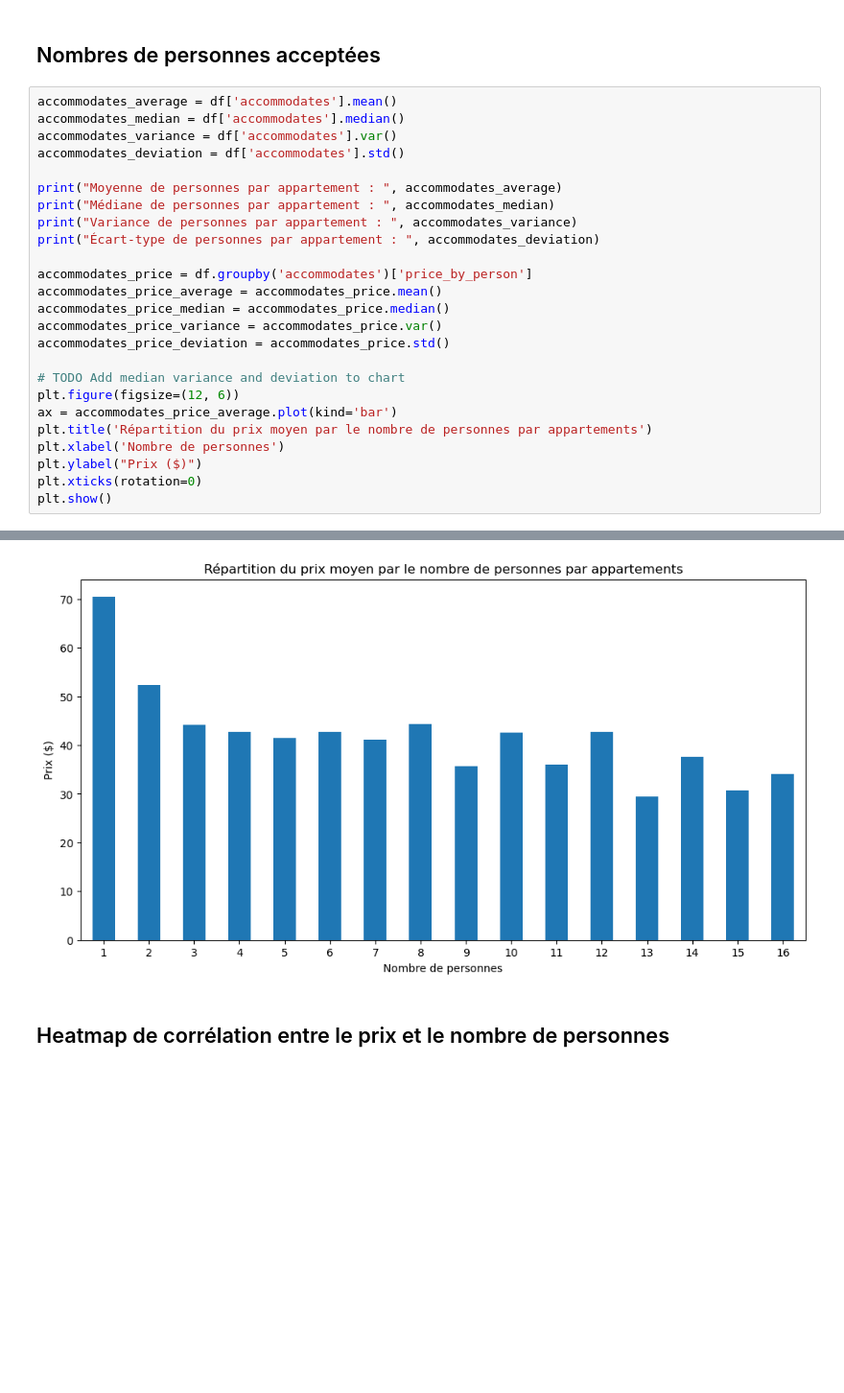
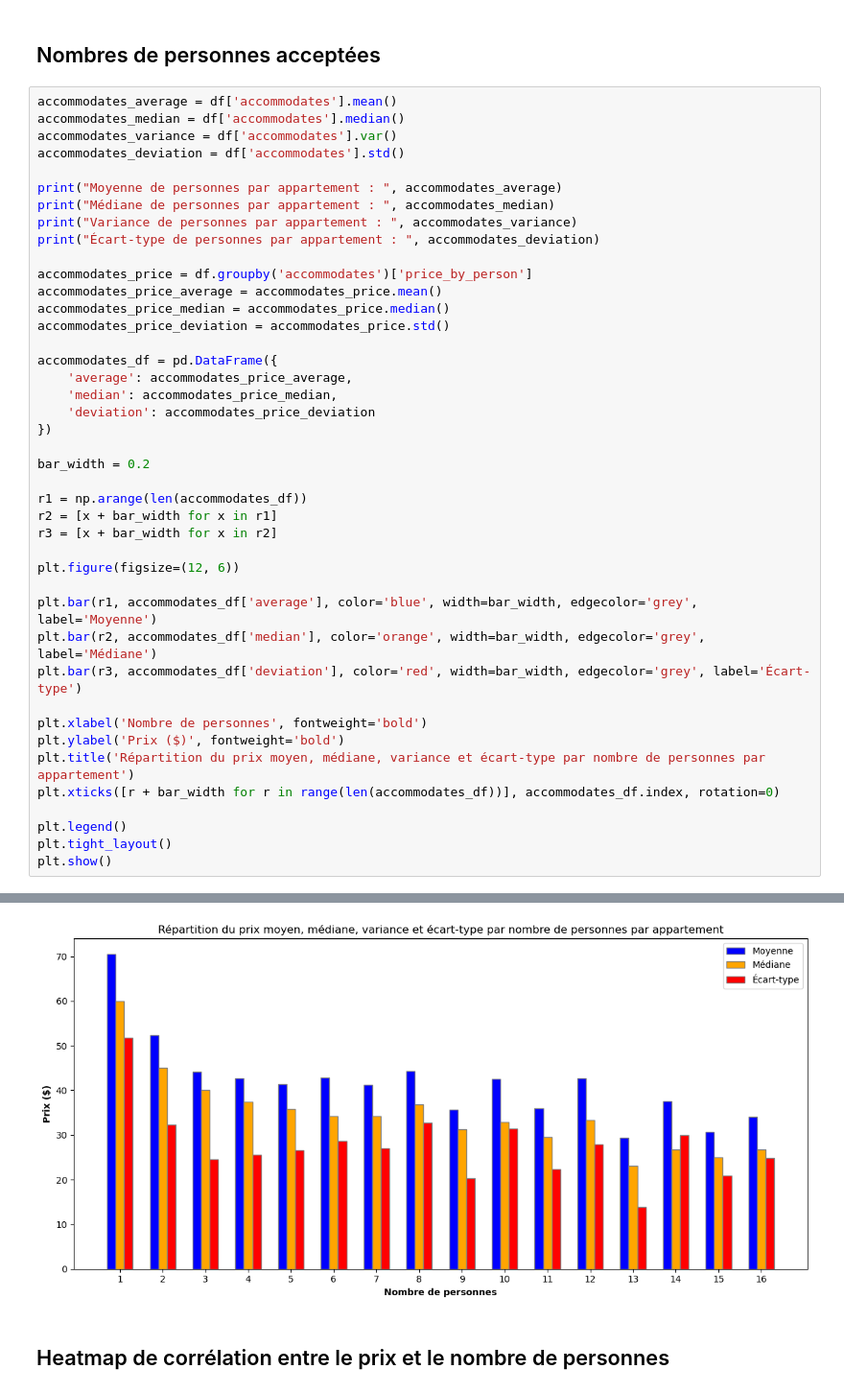
Before and after one commit to LoanCB/machine-learning-appartement, a Jupyter notebook: playground_airbnb.ipynb, the cells around one changed output, grey strips where cells are left out. Shown: that part at 96% size. Saved outputs shown, nothing was run; the diff lists cells and outputs as text; blank space fills up the shorter version.

Commit message:
feat: :sparkles: add two more charts

```diff
--- a/playground_airbnb.ipynb
+++ b/playground_airbnb.ipynb
@@ -231,34 +244,51 @@ Moyenne d'appartements qui permet une réservation immédiate : 73.0 %
 # %%
 accommodates_average = df['accommodates'].mean()
 accommodates_median = df['accommodates'].median()
 accommodates_variance = df['accommodates'].var()
 accommodates_deviation = df['accommodates'].std()
 
 print("Moyenne de personnes par appartement : ", accommodates_average)
 print("Médiane de personnes par appartement : ", accommodates_median)
 print("Variance de personnes par appartement : ", accommodates_variance)
 print("Écart-type de personnes par appartement : ", accommodates_deviation)
 
 accommodates_price = df.groupby('accommodates')['price_by_person']
 accommodates_price_average = accommodates_price.mean()
 accommodates_price_median = accommodates_price.median()
-accommodates_price_variance = accommodates_price.var()
 accommodates_price_deviation = accommodates_price.std()
 
-# TODO Add median variance and deviation to chart
+accommodates_df = pd.DataFrame({
+    'average': accommodates_price_average,
+    'median': accommodates_price_median,
+    'deviation': accommodates_price_deviation
+})
+
+bar_width = 0.2
+
+r1 = np.arange(len(accommodates_df))
+r2 = [x + bar_width for x in r1]
+r3 = [x + bar_width for x in r2]
+
 plt.figure(figsize=(12, 6))
-ax = accommodates_price_average.plot(kind='bar')
-plt.title('Répartition du prix moyen par le nombre de personnes par appartements')
-plt.xlabel('Nombre de personnes')
-plt.ylabel("Prix ($)")
-plt.xticks(rotation=0)
+
+plt.bar(r1, accommodates_df['average'], color='blue', width=bar_width, edgecolor='grey', label='Moyenne')
+plt.bar(r2, accommodates_df['median'], color='orange', width=bar_width, edgecolor='grey', label='Médiane')
+plt.bar(r3, accommodates_df['deviation'], color='red', width=bar_width, edgecolor='grey', label='Écart-type')
+
+plt.xlabel('Nombre de personnes', fontweight='bold')
+plt.ylabel('Prix ($)', fontweight='bold')
+plt.title('Répartition du prix moyen, médiane, variance et écart-type par nombre de personnes par appartement')
+plt.xticks([r + bar_width for r in range(len(accommodates_df))], accommodates_df.index, rotation=0)
+
+plt.legend()
+plt.tight_layout()
 plt.show()
 # %% [output]
 Moyenne de personnes par appartement :  3.2118220680893437
 Médiane de personnes par appartement :  2.0
 Variance de personnes par appartement :  4.589474630428239
 Écart-type de personnes par appartement :  2.1423059142961445
-[figure, old version]
+[figure, new version]
 # %% [markdown]
 ## Heatmap de corrélation entre le prix et le nombre de personnes
 # %%
```
Also changed, not shown: parts of 2 cells of this notebook.
